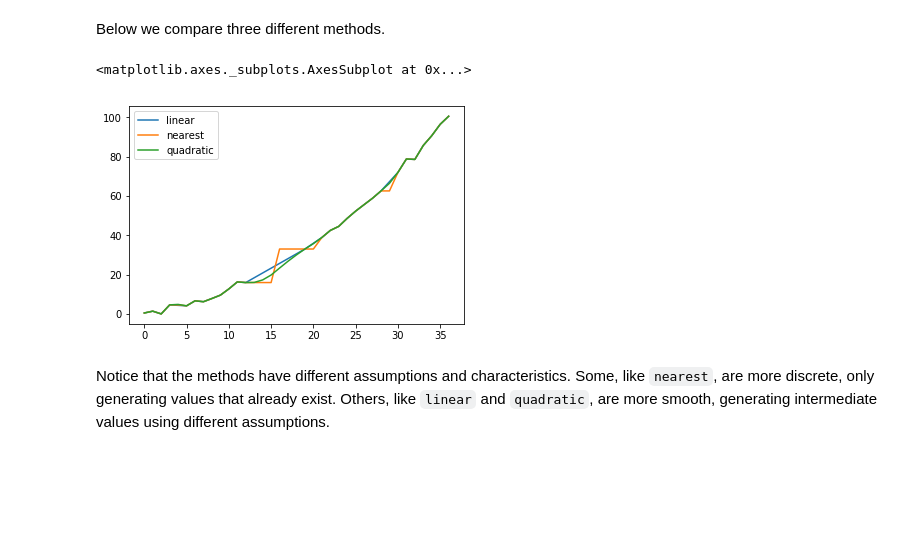
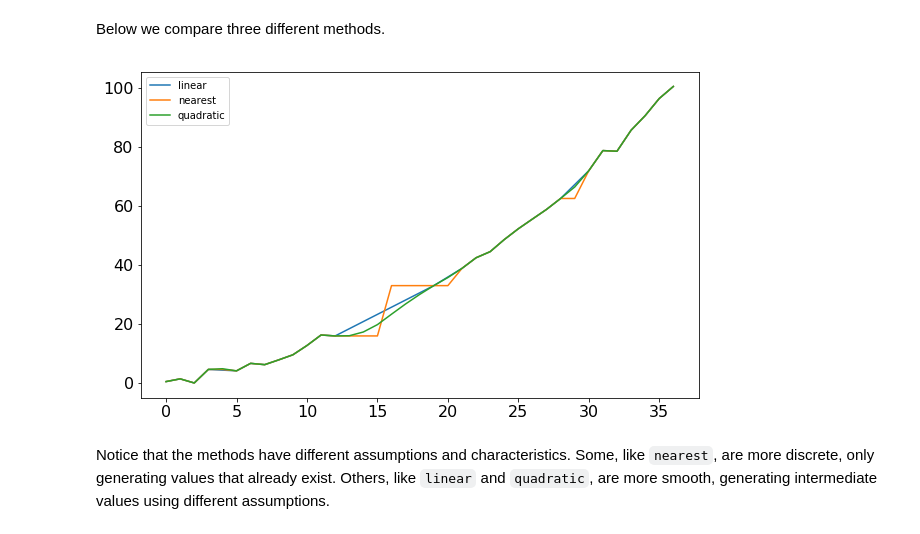
Before and after one commit to anfibil/cs6220, a Jupyter notebook: Week 03 - Data Preprocessing.ipynb, the cells around one changed output. Drawn from its saved outputs; the diff is of its cells as text; code cells hidden in the pictures; blank space fills up the shorter version.

```diff
--- a/Week 03 - Data Preprocessing.ipynb
+++ b/Week 03 - Data Preprocessing.ipynb
@@ -256,15 +273,14 @@ dtype: float64
 Below we compare three different methods.
 # %%
 np.random.seed(2)
-ser = pd.Series(np.arange(1, 10.1, .25)**2 + np.random.randn(37))
+s = pd.Series(np.arange(1, 10.1, .25) ** 2 + np.random.randn(37))
 bad = np.array([4, 13, 14, 15, 16, 17, 18, 20, 29])
-ser[bad] = np.nan
+s[bad] = np.nan
 methods = ['linear', 'nearest', 'quadratic']
-df = pd.DataFrame({m: ser.interpolate(method=m) for m in methods})
-df.plot()
+df = pd.DataFrame({m: s.interpolate(method=m) for m in methods})
+out = df.plot(figsize=(10, 6), fontsize=16)
 # %% [output]
-<matplotlib.axes._subplots.AxesSubplot at 0x...>
-[figure, old version]
+[figure, new version]
 # %% [markdown]
 Notice that the methods have different assumptions and characteristics. Some, like `nearest`, are more discrete, only generating values that already exist. Others, like `linear` and `quadratic`, are more smooth, generating intermediate values using different assumptions.
 # %% [markdown]
```
Also changed, not shown: parts of 50 cells of this notebook.
